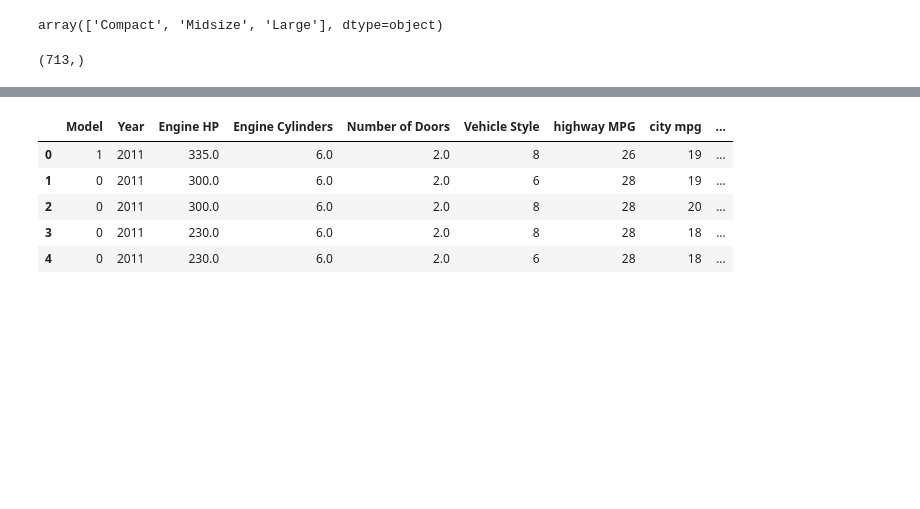
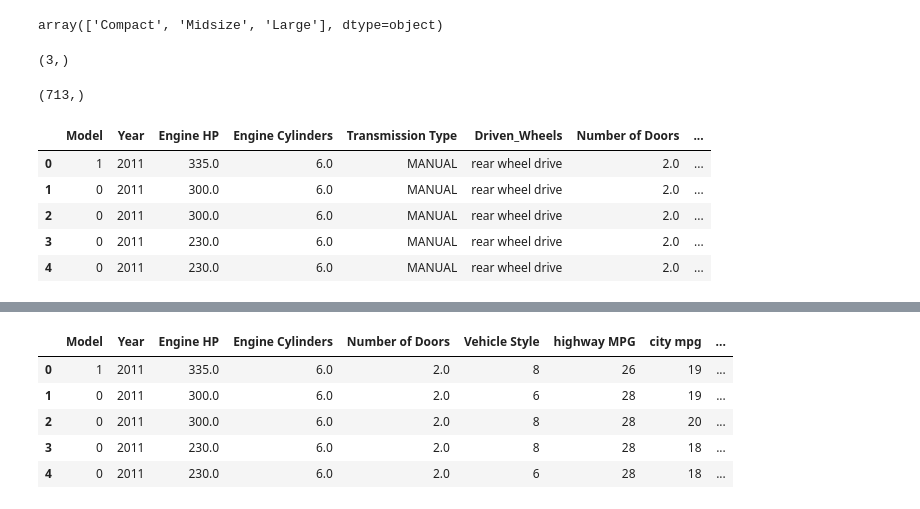
Before and after one commit to ISTE-VESIT-ORG/Machinera-2020, a Jupyter notebook: Data_Preprocessing/Data_Preprocessing.ipynb, the cells around one changed output, grey strips where cells are left out. Saved outputs shown, nothing was run; the diff lists cells and outputs as text; code cells hidden in the pictures; blank space fills up the shorter version.

```diff
--- a/Data_Preprocessing/Data_Preprocessing.ipynb
+++ b/Data_Preprocessing/Data_Preprocessing.ipynb
@@ -10,7 +8,7 @@ import matplotlib.pyplot as plt
 %matplotlib inline
 sns.set(color_codes=True)
 # %%
-df = pd.read_csv("data.csv")
+df = pd.read_csv("/content/data_machinera.csv")
 # %%
 df.head()
 # %% [output]
@@ -58,6 +123,11 @@ array(['MANUAL', 'AUTOMATIC', 'AUTOMATED_MANUAL', 'DIRECT_DRIVE',
 X["Vehicle Size"].unique()
 # %% [output]
 array(['Compact', 'Midsize', 'Large'], dtype=object)
+# %%
+#getting number of unique features present in 'vehicle size'
+X["Vehicle Size"].unique().shape
+# %% [output]
+(3,)
 # %%
 X["Model"].unique().shape
 # %% [output]
@@ -69,5 +141,14 @@ encoderOne = LabelEncoder()
 X["Vehicle Style"] = encoderOne.fit_transform(X["Vehicle Style"])
 X["Model"] = encoderOne.fit_transform(X["Model"])
+# %%
+X.head()
+# %% [output]
+|  | Model | Year | Engine HP | Engine Cylinders | Transmission Type | Driven_Wheels | Number of Doors | ... |
+| 0 | 1 | 2011 | 335.0 | 6.0 | MANUAL | rear wheel drive | 2.0 | ... |
+| 1 | 0 | 2011 | 300.0 | 6.0 | MANUAL | rear wheel drive | 2.0 | ... |
+| 2 | 0 | 2011 | 300.0 | 6.0 | MANUAL | rear wheel drive | 2.0 | ... |
+| 3 | 0 | 2011 | 230.0 | 6.0 | MANUAL | rear wheel drive | 2.0 | ... |
+| 4 | 0 | 2011 | 230.0 | 6.0 | MANUAL | rear wheel drive | 2.0 | ... |
 # %%
 from sklearn.preprocessing import OneHotEncoder
 
```
Also changed, not shown: parts of 28 cells of this notebook, 1 other file.
